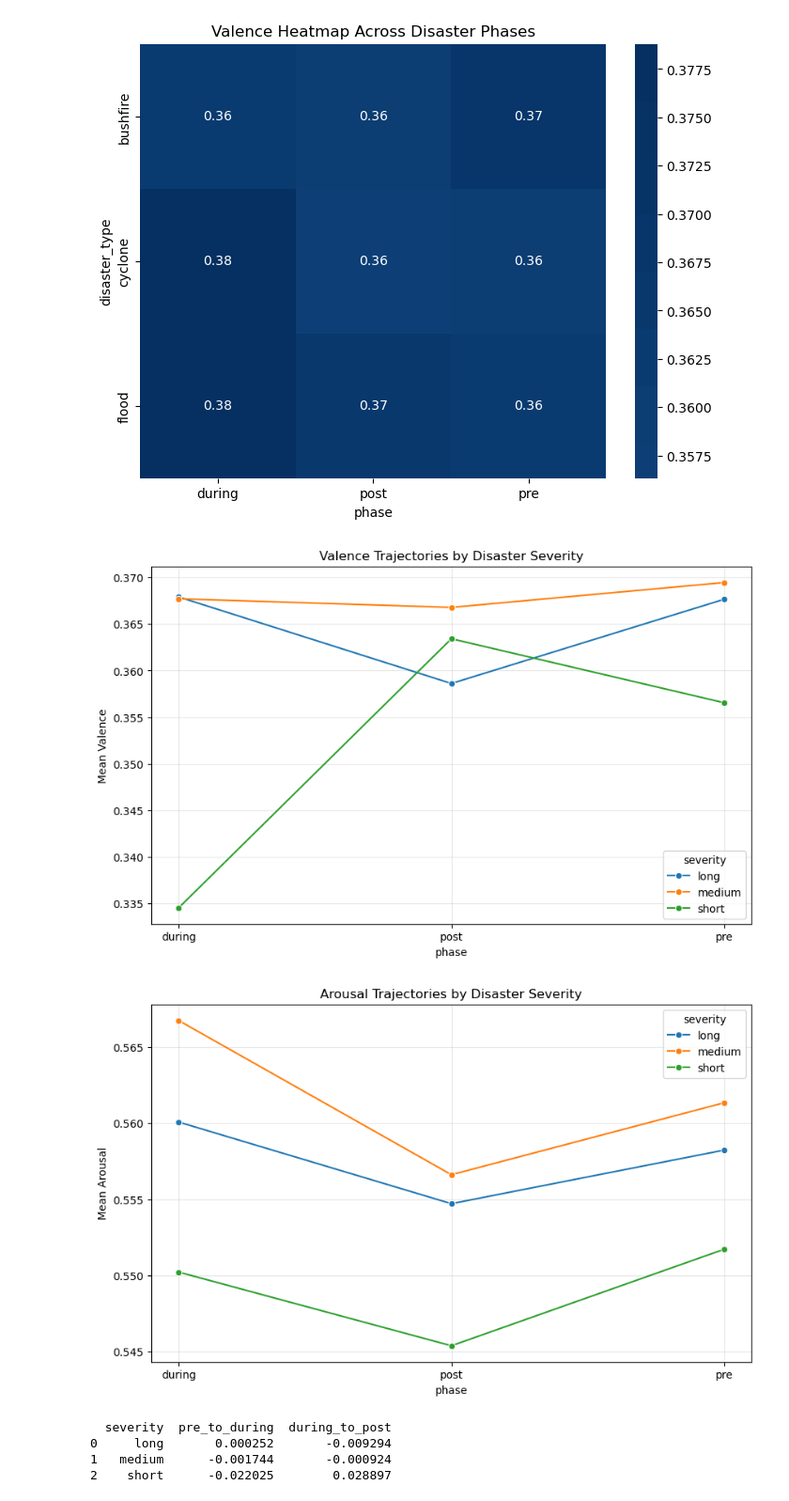
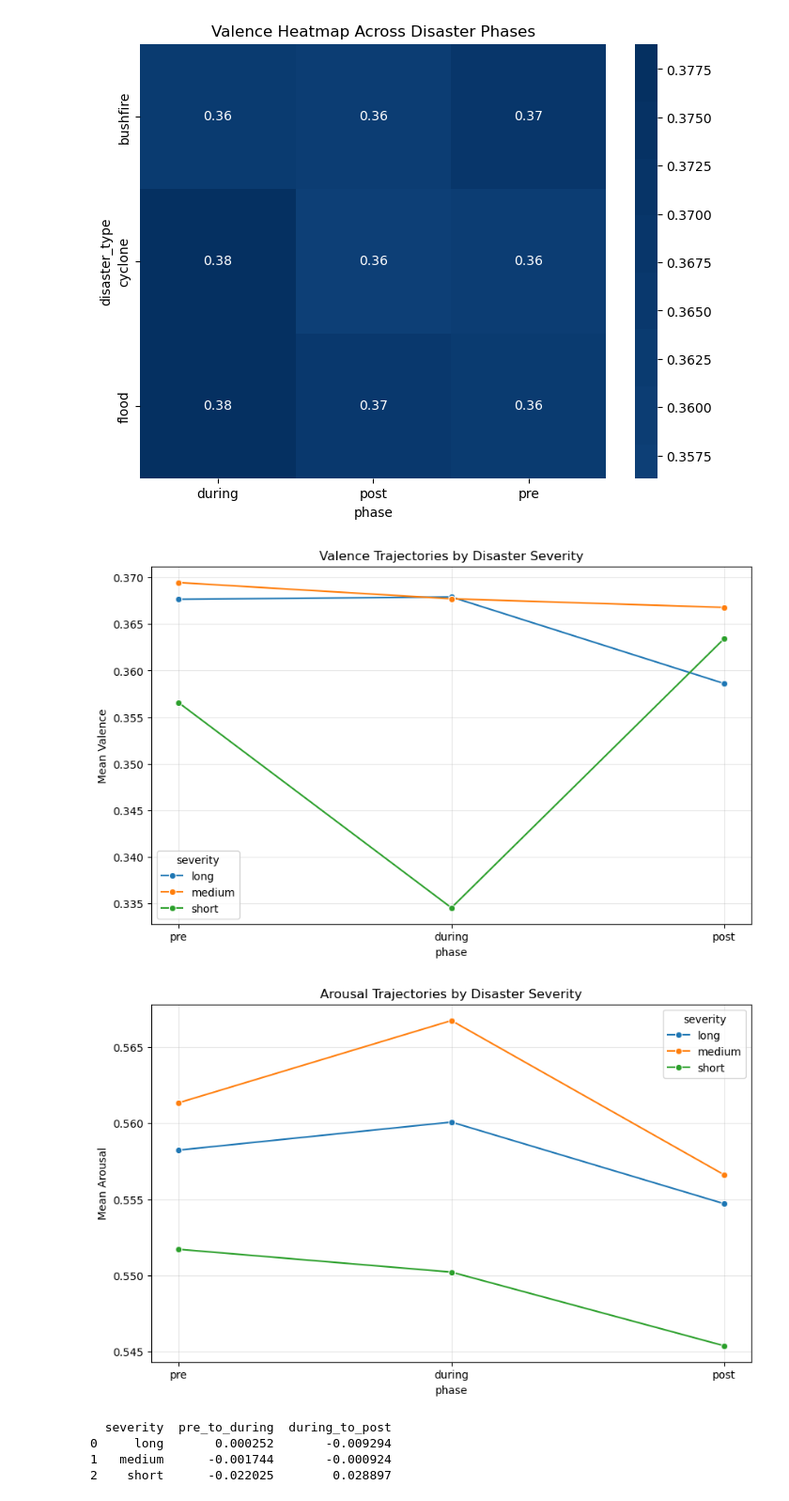
Before and after one commit to ruhinb/mds-mental-resproj, a Jupyter notebook: codes/beyond_blue_x_natural_disaster_data_analysis.ipynb, the cells around one changed output. Shown at 94% size. Cells and saved outputs as stored; diff of their text form; code cells hidden in the pictures.

```diff
--- a/codes/beyond_blue_x_natural_disaster_data_analysis.ipynb
+++ b/codes/beyond_blue_x_natural_disaster_data_analysis.ipynb
@@ -219,35 +231,38 @@ def classify_severity(d):
 aligned['severity'] = aligned['duration_days'].apply(classify_severity)
 # %%
 phase_curve = aligned.groupby(['severity','phase'])[['valence','arousal']].mean().reset_index()
+
+phase_order = ["pre", "during", "post"]
+phase_curve["phase"] = pd.Categorical(phase_curve["phase"], categories=phase_order, ordered=True)
 
 plt.figure(figsize=(10,6))
 sns.lineplot(
     data=phase_curve,
     x='phase',
     y='valence',
     hue='severity',
     marker='o'
 )
 plt.title("Valence Trajectories by Disaster Severity")
 plt.ylabel("Mean Valence")
 plt.grid(True, alpha=0.3)
 plt.show()
 
 plt.figure(figsize=(10,6))
 sns.lineplot(
     data=phase_curve,
     x='phase',
     y='arousal',
     hue='severity',
     marker='o'
 )
 plt.title("Arousal Trajectories by Disaster Severity")
 plt.ylabel("Mean Arousal")
 plt.grid(True, alpha=0.3)
 plt.show()
 # %% [output]
-[figure, old version]
+[figure, new version]
-[figure, old version]
+[figure, new version]
 # %%
 severity_shift = []
 
```
Also changed, not shown: parts of 3 cells of this notebook, 38 other files.
